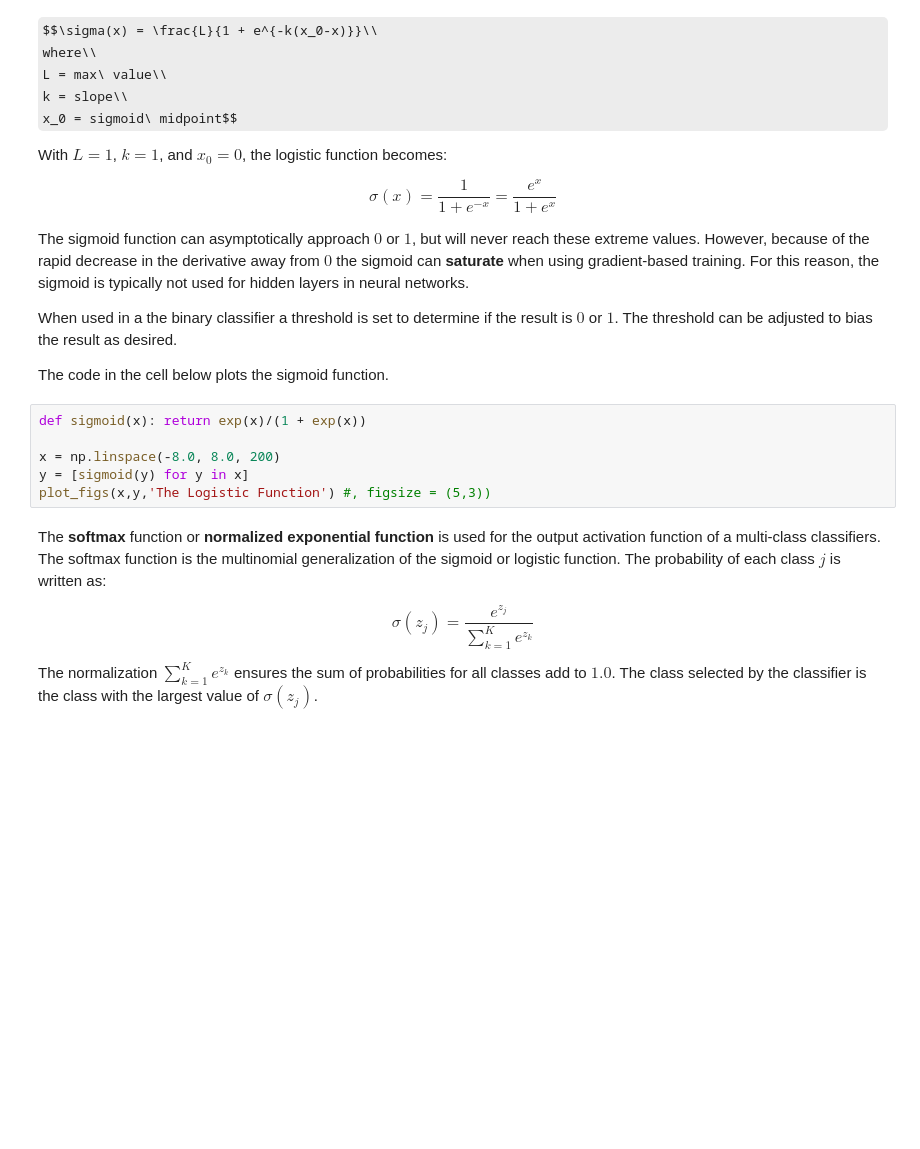
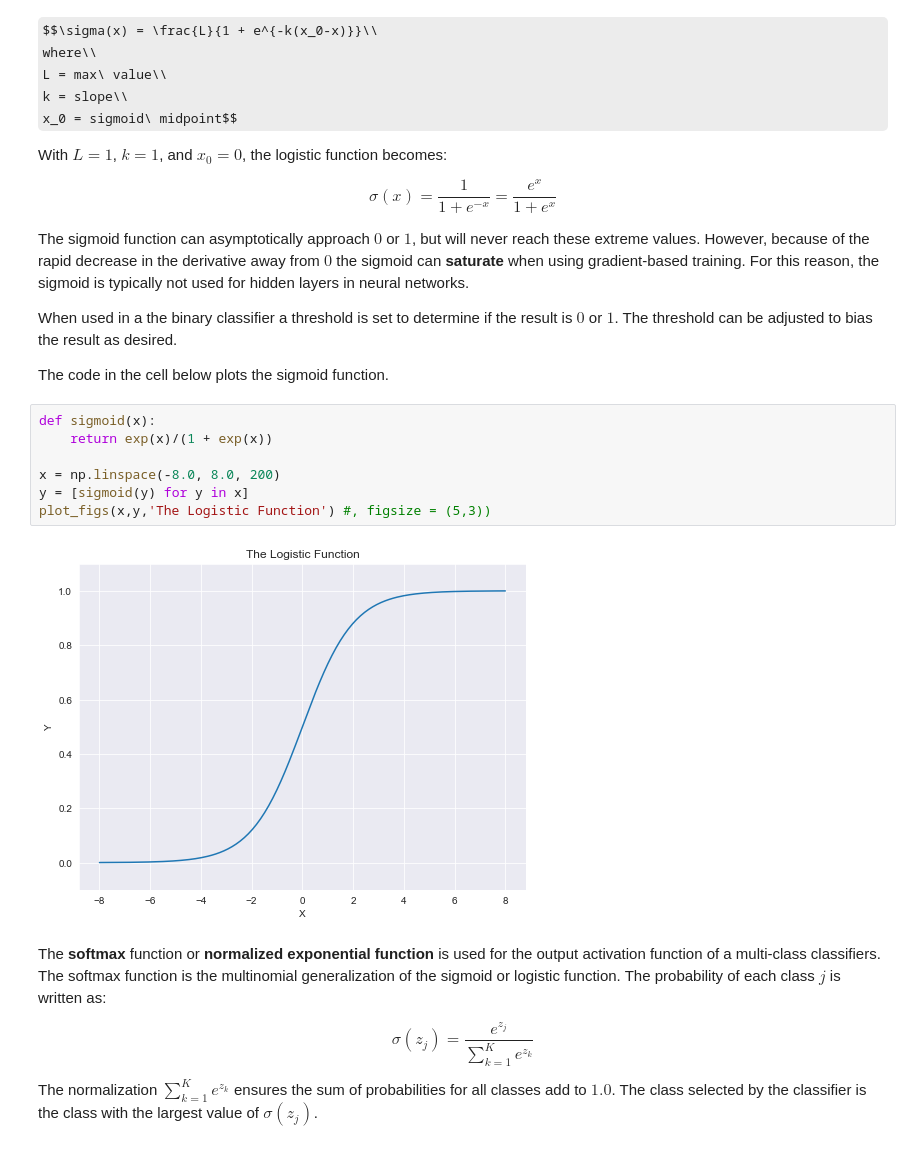
Before and after one commit to rodolfolermacontreras/ML_3_Assignment_1, a Jupyter notebook: 1_IntrotoDeepForwardNetworks.ipynb, the cells around one changed output. Saved outputs shown, nothing was run; the diff lists cells and outputs as text; some formulas as TeX source; blank space fills up the shorter version.

```diff
--- a/1_IntrotoDeepForwardNetworks.ipynb
+++ b/1_IntrotoDeepForwardNetworks.ipynb
@@ -240,11 +237,14 @@ When used in a the binary classifier a threshold is set to determine if the resu
 
 The code in the cell below plots the sigmoid function.
 # %%
-def sigmoid(x): return exp(x)/(1 + exp(x))
+def sigmoid(x):
+    return exp(x)/(1 + exp(x))
 
 x = np.linspace(-8.0, 8.0, 200)
 y = [sigmoid(y) for y in x]
 plot_figs(x,y,'The Logistic Function') #, figsize = (5,3))
+# %% [output]
+[figure, added]
 # %% [markdown]
 The **softmax** function or **normalized exponential function** is used for the output activation function of a multi-class classifiers. The softmax function is the multinomial generalization of the sigmoid or logistic function. The probability of each class $j$ is written as:
 
```
Also changed, not shown: parts of 34 cells of this notebook.
